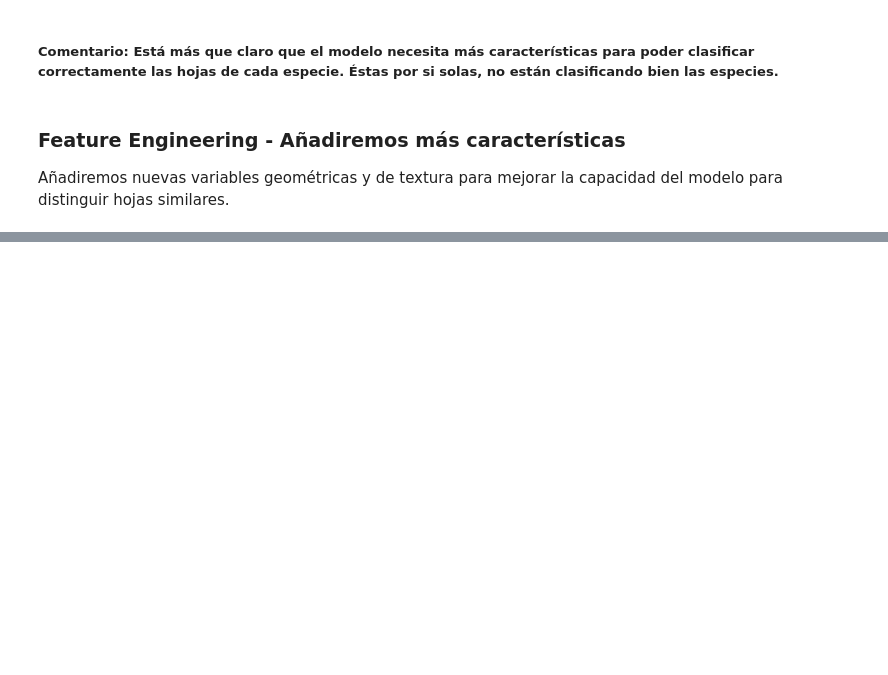
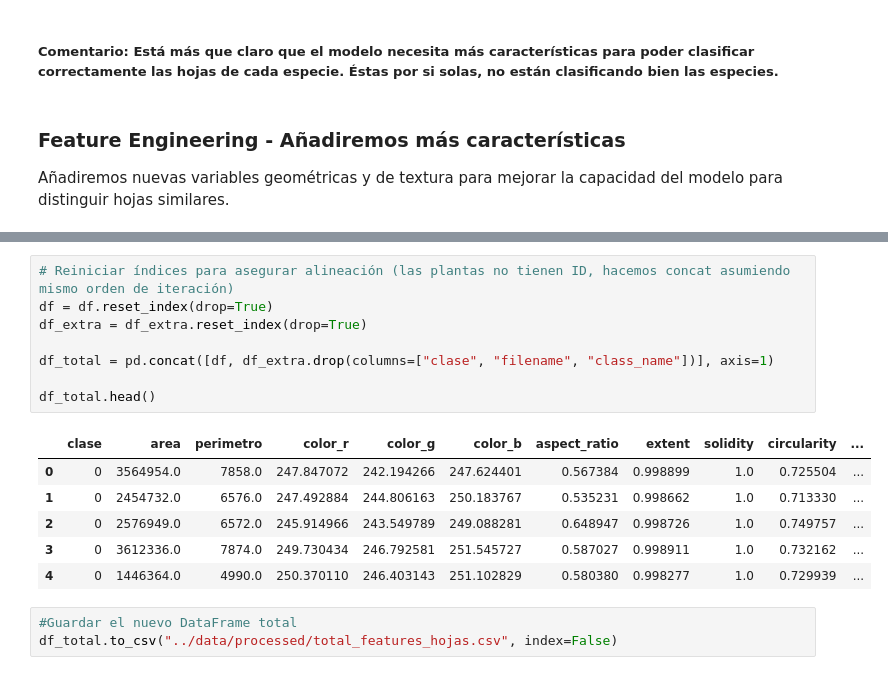
Before and after one commit to Rdorta08/Plants_opencv, a Jupyter notebook: notebooks/1_Modelo.ipynb, the cells around one changed output, grey strips where cells are left out. Cells and saved outputs as stored; diff of their text form; blank space fills up the shorter version.

```diff
--- a/notebooks/1_Modelo.ipynb
+++ b/notebooks/1_Modelo.ipynb
@@ -401,0 +456,18 @@ def extract_extra_features_cv2(img):
+# %%
+# Reiniciar índices para asegurar alineación (las plantas no tienen ID, hacemos concat asumiendo mismo orden de iteración)
+df = df.reset_index(drop=True)
+df_extra = df_extra.reset_index(drop=True)
+
+df_total = pd.concat([df, df_extra.drop(columns=["clase", "filename", "class_name"])], axis=1)
+
+df_total.head()
+# %% [output]
+|  | clase | area | perimetro | color_r | color_g | color_b | aspect_ratio | extent | solidity | circularity | ... |
+| 0 | 0 | 3564954.0 | 7858.0 | 247.847072 | 242.194266 | 247.624401 | 0.567384 | 0.998899 | 1.0 | 0.725504 | ... |
+| 1 | 0 | 2454732.0 | 6576.0 | 247.492884 | 244.806163 | 250.183767 | 0.535231 | 0.998662 | 1.0 | 0.713330 | ... |
+| 2 | 0 | 2576949.0 | 6572.0 | 245.914966 | 243.549789 | 249.088281 | 0.648947 | 0.998726 | 1.0 | 0.749757 | ... |
+| 3 | 0 | 3612336.0 | 7874.0 | 249.730434 | 246.792581 | 251.545727 | 0.587027 | 0.998911 | 1.0 | 0.732162 | ... |
+| 4 | 0 | 1446364.0 | 4990.0 | 250.370110 | 246.403143 | 251.102829 | 0.580380 | 0.998277 | 1.0 | 0.729939 | ... |
+# %%
+#Guardar el nuevo DataFrame total
+df_total.to_csv("../data/processed/total_features_hojas.csv", index=False)
```
Also changed, not shown: parts of 4 cells of this notebook, 2 other files.
